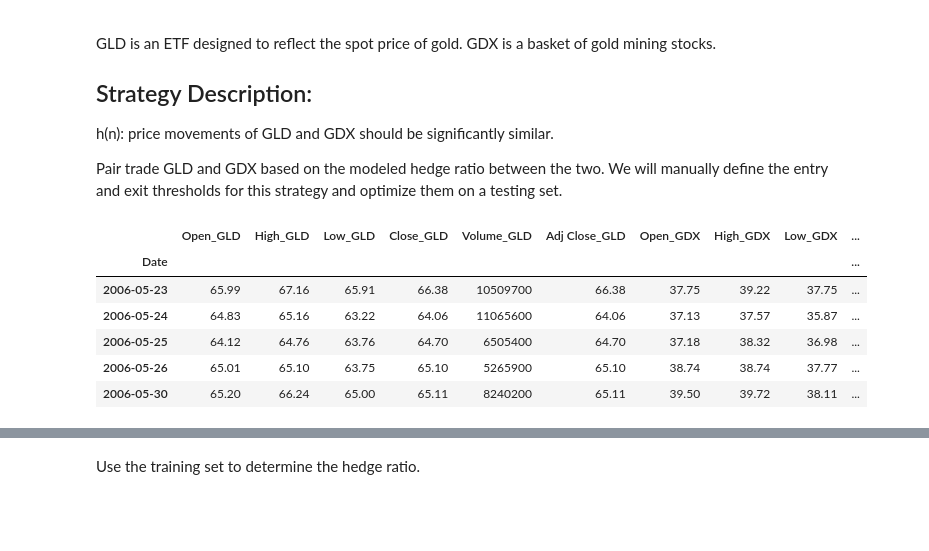
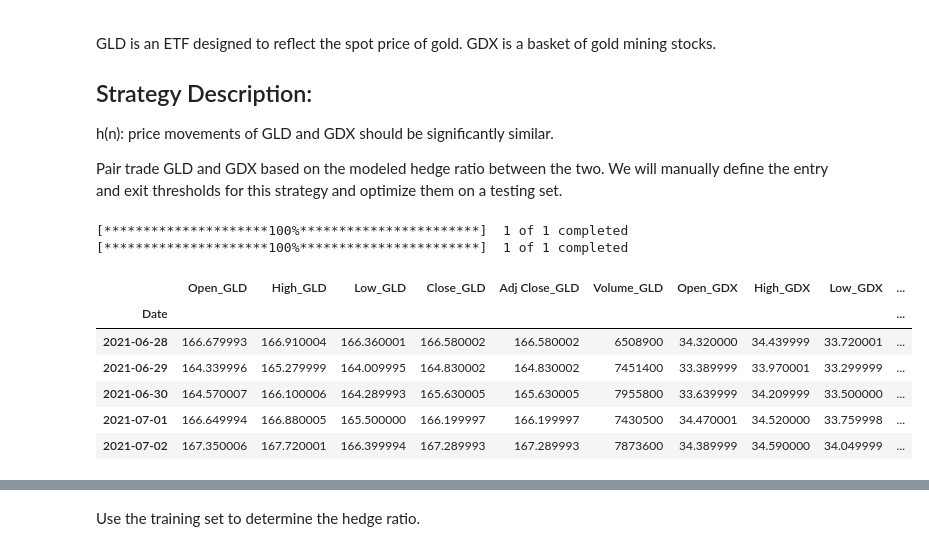
Before and after one commit to milesChild/quant-practice-materials, a Jupyter notebook: backtesting/gld_gdx_algo/pair_trading_algo.ipynb, the cells around one changed output, grey strips where cells are left out. Saved outputs shown, nothing was run; the diff lists cells and outputs as text; code cells hidden in the pictures; blank space fills up the shorter version.

```diff
--- a/backtesting/gld_gdx_algo/pair_trading_algo.ipynb
+++ b/backtesting/gld_gdx_algo/pair_trading_algo.ipynb
@@ -18,19 +19,27 @@ import statsmodels.api as sm
+# %%
+gld2 = yf.download('GLD', start='2021-06-26', end='2022-12-23')
+gld2.to_excel('gld2.xlsx')
+gdx2 = yf.download('GDX', start='2021-06-26', end='2022-12-23')
+gdx2.to_excel('gdx2.xlsx')
+# %% [output]
+[*********************100%***********************]  1 of 1 completed
+[*********************100%***********************]  1 of 1 completed
 # %%
 # Using the local data, create a merged df of stock data.
-gld_df = pd.read_excel('GLD.xls')
-gdx_df = pd.read_excel('GDX.xls')
+gld_df = pd.read_excel('gld2.xlsx')
+gdx_df = pd.read_excel('gdx2.xlsx')
 df = pd.merge(gld_df, gdx_df, on='Date', suffixes=('_GLD', '_GDX'))
 df.set_index('Date', inplace=True)
 df.sort_index(inplace=True)
 df.head()
 # %% [output]
-|  | Open_GLD | High_GLD | Low_GLD | Close_GLD | Volume_GLD | Adj Close_GLD | Open_GDX | High_GDX | Low_GDX | ... |
+|  | Open_GLD | High_GLD | Low_GLD | Close_GLD | Adj Close_GLD | Volume_GLD | Open_GDX | High_GDX | Low_GDX | ... |
 | Date |  |  |  |  |  |  |  |  |  | ... |
-| 2006-05-23 | 65.99 | 67.16 | 65.91 | 66.38 | 10509700 | 66.38 | 37.75 | 39.22 | 37.75 | ... |
-| 2006-05-24 | 64.83 | 65.16 | 63.22 | 64.06 | 11065600 | 64.06 | 37.13 | 37.57 | 35.87 | ... |
-| 2006-05-25 | 64.12 | 64.76 | 63.76 | 64.70 | 6505400 | 64.70 | 37.18 | 38.32 | 36.98 | ... |
-| 2006-05-26 | 65.01 | 65.10 | 63.75 | 65.10 | 5265900 | 65.10 | 38.74 | 38.74 | 37.77 | ... |
-| 2006-05-30 | 65.20 | 66.24 | 65.00 | 65.11 | 8240200 | 65.11 | 39.50 | 39.72 | 38.11 | ... |
+| 2021-06-28 | 166.679993 | 166.910004 | 166.360001 | 166.580002 | 166.580002 | 6508900 | 34.320000 | 34.439999 | 33.720001 | ... |
+| 2021-06-29 | 164.339996 | 165.279999 | 164.009995 | 164.830002 | 164.830002 | 7451400 | 33.389999 | 33.970001 | 33.299999 | ... |
+| 2021-06-30 | 164.570007 | 166.100006 | 164.289993 | 165.630005 | 165.630005 | 7955800 | 33.639999 | 34.209999 | 33.500000 | ... |
+| 2021-07-01 | 166.649994 | 166.880005 | 165.500000 | 166.199997 | 166.199997 | 7430500 | 34.470001 | 34.520000 | 33.759998 | ... |
+| 2021-07-02 | 167.350006 | 167.720001 | 166.399994 | 167.289993 | 167.289993 | 7873600 | 34.389999 | 34.590000 | 34.049999 | ... |
 # %%
 print(f'Total Days in Set: {len(df)}')
 # %% [output]
```
Also changed, not shown: parts of 12 cells of this notebook, 7 other files.
